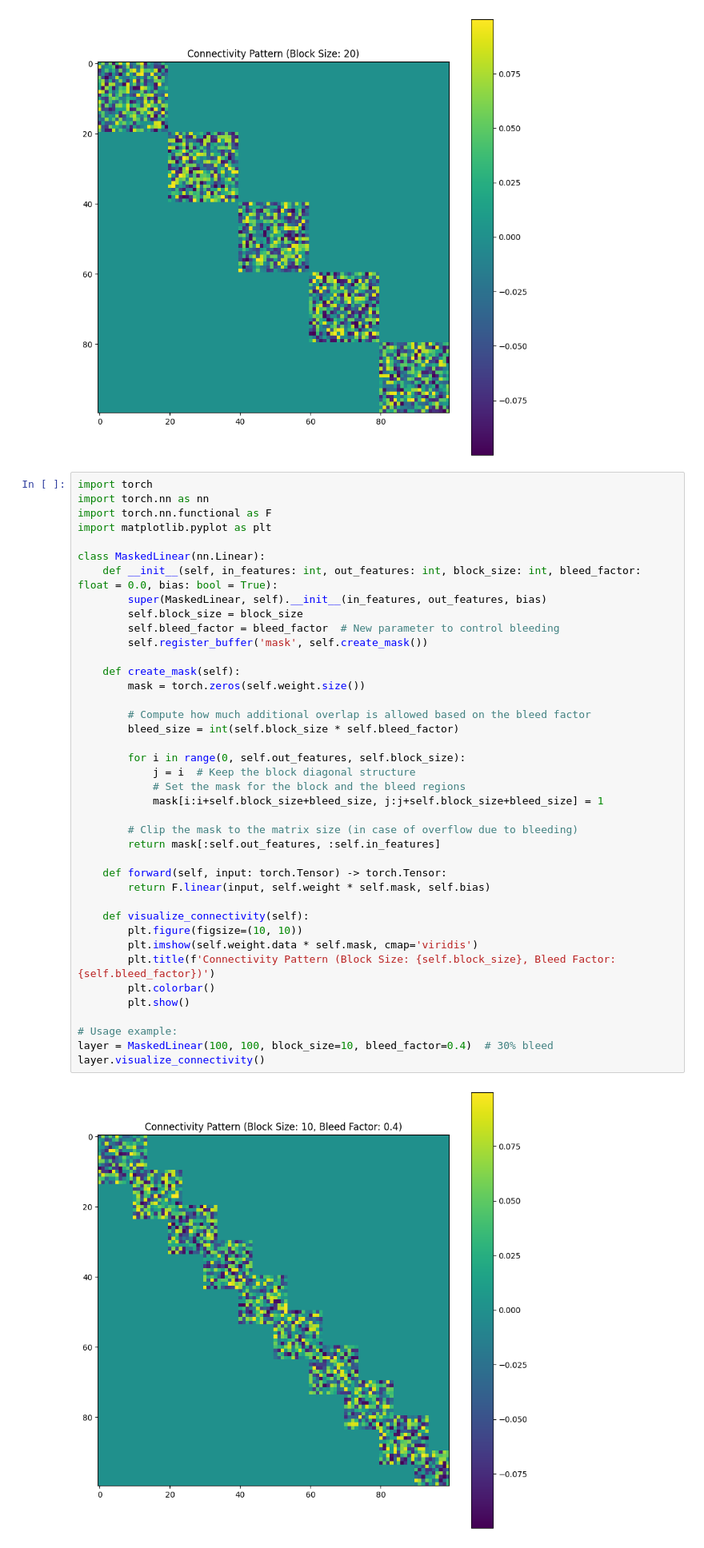
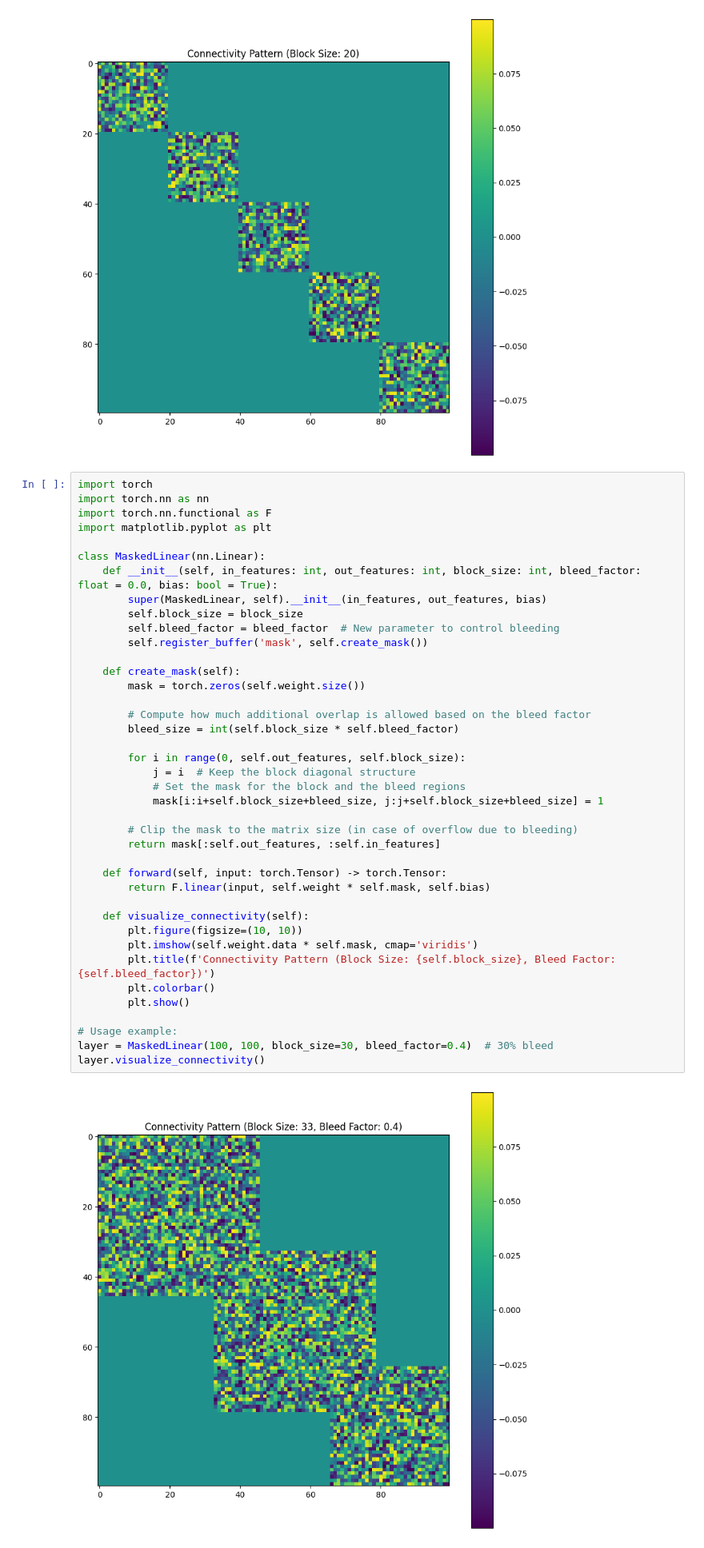
Before and after one commit to and-rewsmith/RecurrentForwardForward, a Jupyter notebook: playground/play.ipynb, the cells around one changed output. Shown at 80% size. Saved outputs shown, nothing was run; the diff lists cells and outputs as text.

```diff
--- a/playground/play.ipynb
+++ b/playground/play.ipynb
@@ -80,35 +80,35 @@ class MaskedLinear(nn.Linear):
         self.bleed_factor = bleed_factor  # New parameter to control bleeding
         self.register_buffer('mask', self.create_mask())
 
     def create_mask(self):
         mask = torch.zeros(self.weight.size())
 
         # Compute how much additional overlap is allowed based on the bleed factor
         bleed_size = int(self.block_size * self.bleed_factor)
 
         for i in range(0, self.out_features, self.block_size):
             j = i  # Keep the block diagonal structure
             # Set the mask for the block and the bleed regions
             mask[i:i+self.block_size+bleed_size, j:j+self.block_size+bleed_size] = 1
 
         # Clip the mask to the matrix size (in case of overflow due to bleeding)
         return mask[:self.out_features, :self.in_features]
 
     def forward(self, input: torch.Tensor) -> torch.Tensor:
         return F.linear(input, self.weight * self.mask, self.bias)
 
     def visualize_connectivity(self):
         plt.figure(figsize=(10, 10))
         plt.imshow(self.weight.data * self.mask, cmap='viridis')
         plt.title(f'Connectivity Pattern (Block Size: {self.block_size}, Bleed Factor: {self.bleed_factor})')
         plt.colorbar()
         plt.show()
 
 # Usage example:
-layer = MaskedLinear(100, 100, block_size=10, bleed_factor=0.4)  # 30% bleed
+layer = MaskedLinear(100, 100, block_size=30, bleed_factor=0.4)  # 30% bleed
 layer.visualize_connectivity()
 # %% [output]
-[figure, old version]
+[figure, new version]
 # %%
 # Updated function without prints and assuming label data is passed directly
 def is_confident(softmax_output, correct_labels):
```
Also changed, not shown: 4 other files.
